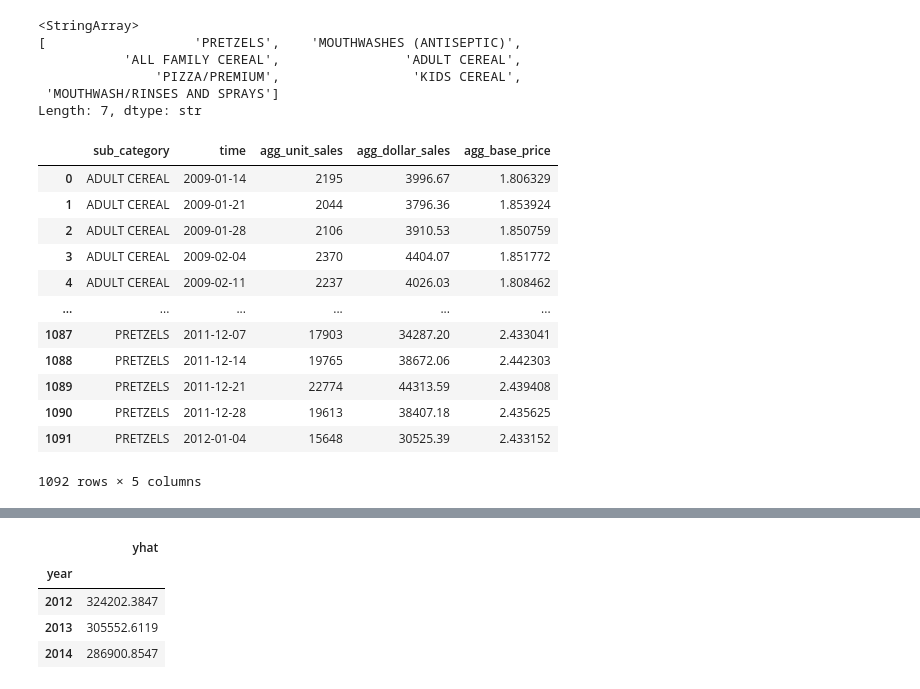
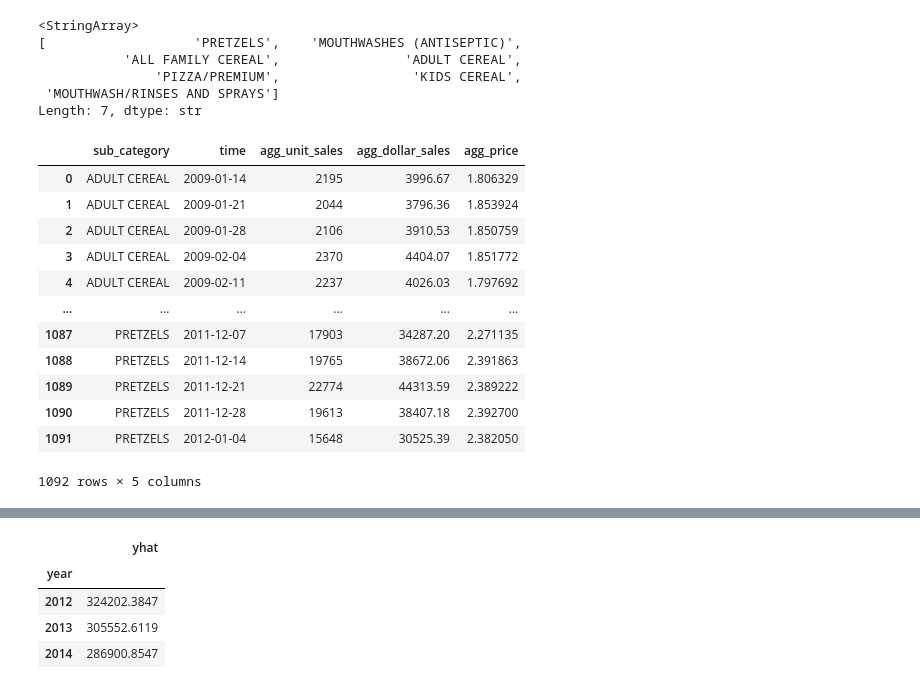
Before and after one commit to harshdhiman7/cpg-pricing-analytics, a Jupyter notebook: notebooks/demand_forecasting.ipynb, the cells around one changed output, grey strips where cells are left out. Cells and saved outputs as stored; diff of their text form; code cells hidden in the pictures.

```diff
--- a/notebooks/demand_forecasting.ipynb
+++ b/notebooks/demand_forecasting.ipynb
@@ -82,20 +82,20 @@ Length: 7, dtype: str
 # %%
 grp=df.groupby(["sub_category","time"]).agg(agg_unit_sales=('units','sum'),
                                         agg_dollar_sales=('spend','sum'),
-                                        agg_base_price=('base_price','mean')).reset_index()
+                                        agg_price=('price','mean')).reset_index()
 grp
 # %% [output]
-|  | sub_category | time | agg_unit_sales | agg_dollar_sales | agg_base_price |
+|  | sub_category | time | agg_unit_sales | agg_dollar_sales | agg_price |
 | 0 | ADULT CEREAL | 2009-01-14 | 2195 | 3996.67 | 1.806329 |
 | 1 | ADULT CEREAL | 2009-01-21 | 2044 | 3796.36 | 1.853924 |
 | 2 | ADULT CEREAL | 2009-01-28 | 2106 | 3910.53 | 1.850759 |
 | 3 | ADULT CEREAL | 2009-02-04 | 2370 | 4404.07 | 1.851772 |
-| 4 | ADULT CEREAL | 2009-02-11 | 2237 | 4026.03 | 1.808462 |
+| 4 | ADULT CEREAL | 2009-02-11 | 2237 | 4026.03 | 1.797692 |
 | ... | ... | ... | ... | ... | ... |
-| 1087 | PRETZELS | 2011-12-07 | 17903 | 34287.20 | 2.433041 |
-| 1088 | PRETZELS | 2011-12-14 | 19765 | 38672.06 | 2.442303 |
-| 1089 | PRETZELS | 2011-12-21 | 22774 | 44313.59 | 2.439408 |
-| 1090 | PRETZELS | 2011-12-28 | 19613 | 38407.18 | 2.435625 |
-| 1091 | PRETZELS | 2012-01-04 | 15648 | 30525.39 | 2.433152 |
+| 1087 | PRETZELS | 2011-12-07 | 17903 | 34287.20 | 2.271135 |
+| 1088 | PRETZELS | 2011-12-14 | 19765 | 38672.06 | 2.391863 |
+| 1089 | PRETZELS | 2011-12-21 | 22774 | 44313.59 | 2.389222 |
+| 1090 | PRETZELS | 2011-12-28 | 19613 | 38407.18 | 2.392700 |
+| 1091 | PRETZELS | 2012-01-04 | 15648 | 30525.39 | 2.382050 |
 1092 rows × 5 columns
 # %%
```
Also changed, not shown: parts of 7 cells of this notebook.
